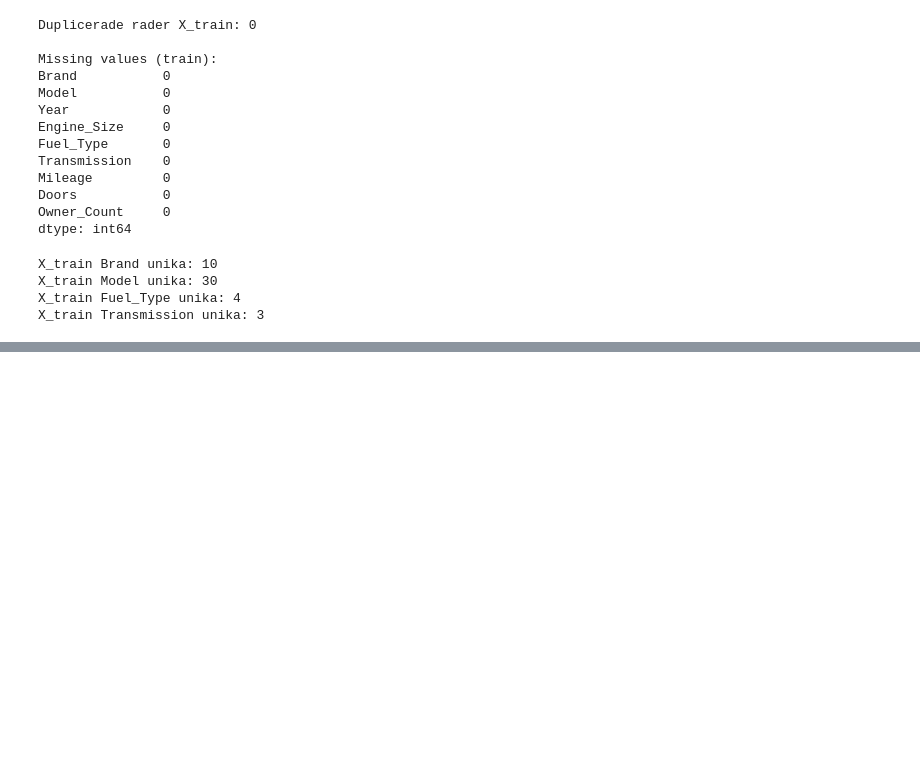
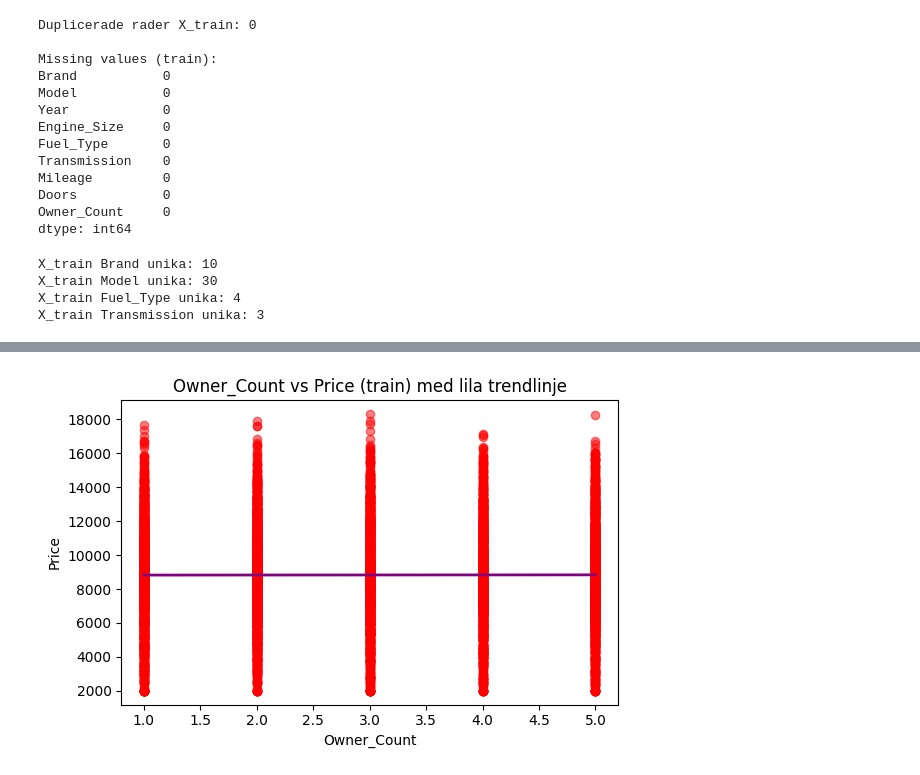
Before and after one commit to josefincarlson/Kunskapskontroll_Cars, a Jupyter notebook: Kunskapskontroll_Cars_Josefin.ipynb, the cells around one changed output, grey strips where cells are left out. Cells and saved outputs as stored; diff of their text form; code cells hidden in the pictures; blank space fills up the shorter version.

```diff
--- a/Kunskapskontroll_Cars_Josefin.ipynb
+++ b/Kunskapskontroll_Cars_Josefin.ipynb
@@ -172,0 +224,19 @@ KeyError: "['Price'] not in index"
+# %%
+import matplotlib.pyplot as plt
+import seaborn as sns
+
+plt.figure(figsize=(6,4))
+sns.regplot(
+    x=X_train["Owner_Count"],
+    y=y_train,
+    scatter_kws={"alpha": 0.5, "color": "red"},
+    line_kws={"color": "purple", "linewidth": 2},
+    ci=None
+)
+plt.title("Owner_Count vs Price (train) med lila trendlinje")
+plt.xlabel("Owner_Count")
+plt.ylabel("Price")
+plt.tight_layout()
+plt.show()
+# %% [output]
+[figure, added]
```
Also changed, not shown: parts of 22 cells of this notebook.
